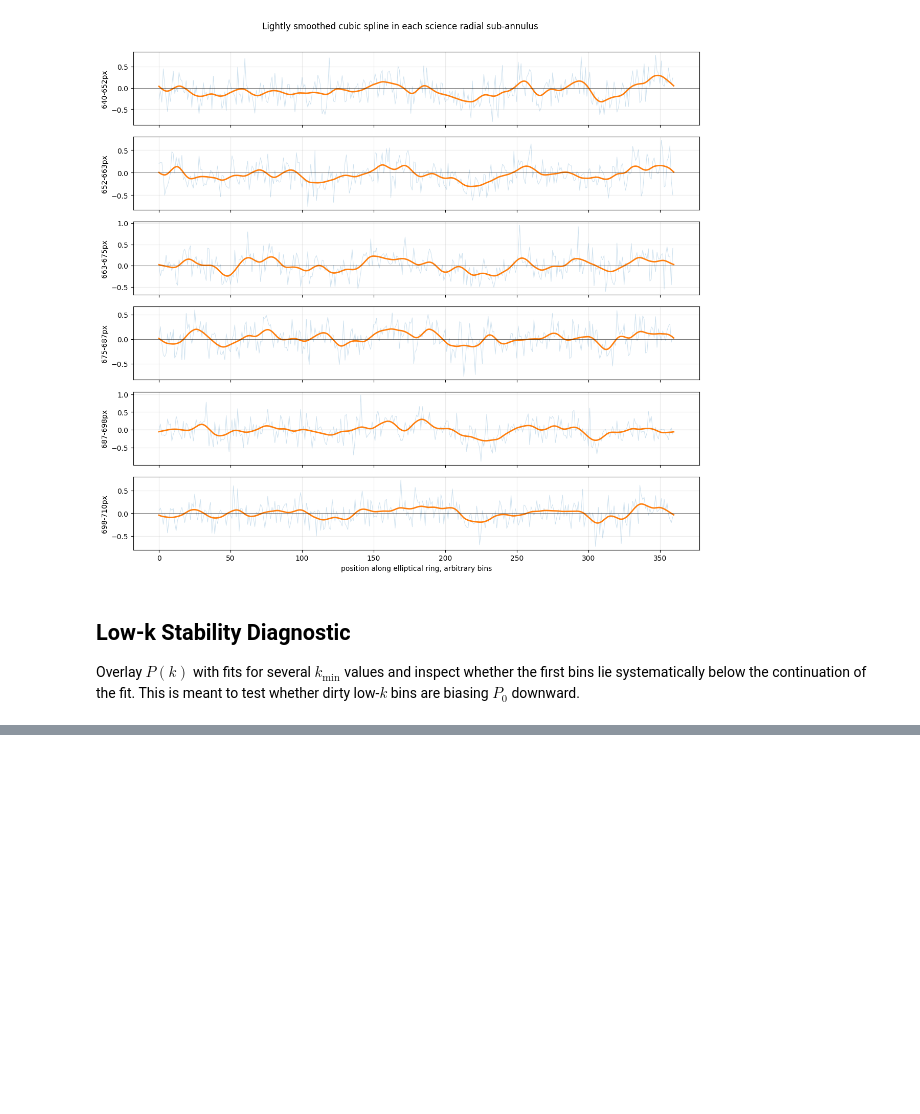
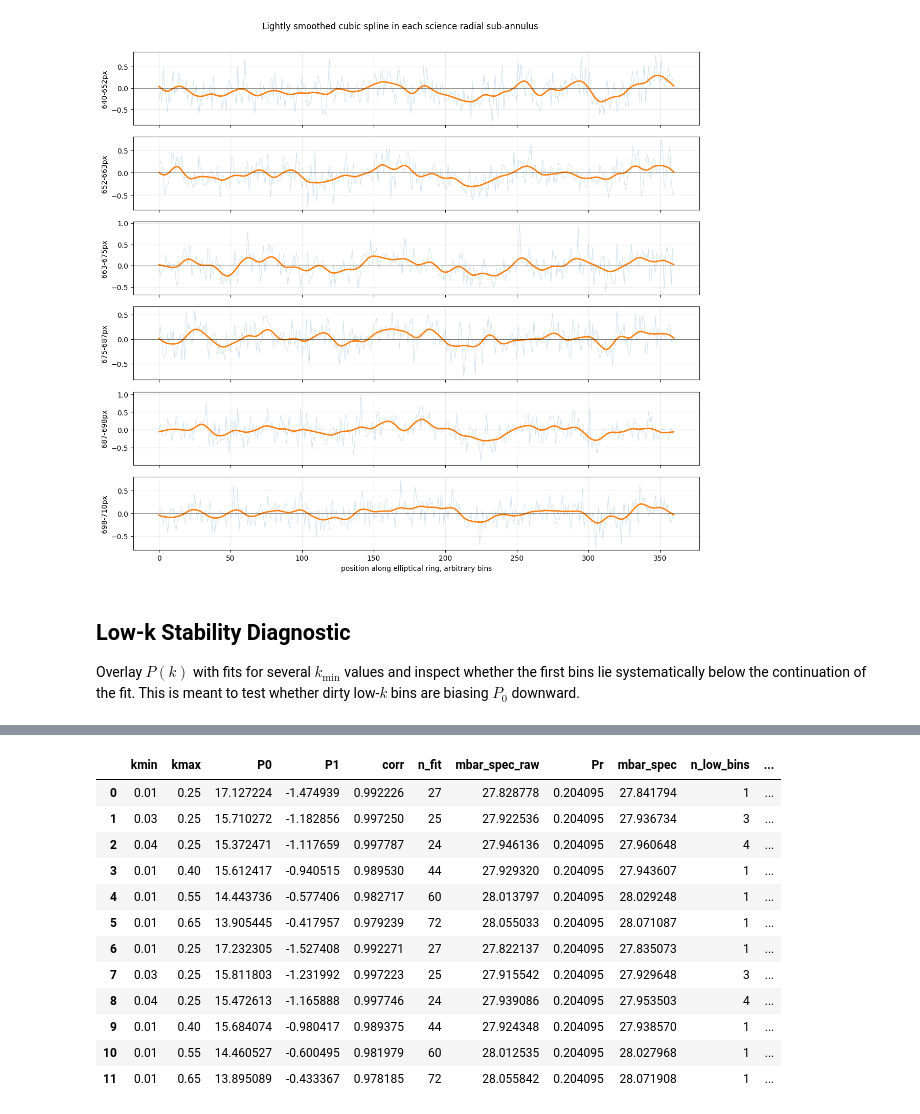
Before and after one commit to Saharochekl/course-work_4-SBF, a Jupyter notebook: code/sbf-1.ipynb, the cells around one changed output, grey strips where cells are left out. Saved outputs shown, nothing was run; the diff lists cells and outputs as text; code cells hidden in the pictures; blank space fills up the shorter version.

```diff
--- a/code/sbf-1.ipynb
+++ b/code/sbf-1.ipynb
@@ -6938,3 +6920,38 @@ display(df_pk_model_component)
 | 12 | 0.111871 | 2.859024 | 3.276981 | 3.779008 | -0.502027 | 4.041880 | 4.269496 | -0.227615 | ... |
 | 13 | 0.120821 | 2.619335 | 3.037292 | 3.564695 | -0.527403 | 3.802191 | 4.027367 | -0.225175 | ... |
 | 14 | 0.129771 | 2.569953 | 2.987910 | 3.311398 | -0.323488 | 3.752810 | 3.741194 | 0.011616 | ... |
+# %%
+print("preparing systematic-branch assets...")
+
+import importlib.util
+import sys
+from pathlib import Path
+
+helper_name = "notebook_systematics_branches"
+helper_candidates = [
+    Path.cwd() / f"{helper_name}.py",
+    Path.cwd() / "code" / f"{helper_name}.py",
+    Path.cwd().parent / "code" / f"{helper_name}.py",
+]
+helper_path = next((p.resolve() for p in helper_candidates if p.exists()), None)
+if helper_path is None:
+    raise RuntimeError(
+        "[SYS-PLAN] helper module not found. Tried: " + ", ".join(str(p) for p in helper_candidates)
+    )
+
+spec_helper = importlib.util.spec_from_file_location(helper_name, helper_path)
+if spec_helper is None or spec_helper.loader is None:
+    raise RuntimeError(f"[SYS-PLAN] cannot build import spec for helper: {helper_path}")
+
+module_helper = importlib.util.module_from_spec(spec_helper)
+sys.modules[helper_name] = module_helper
+spec_helper.loader.exec_module(module_helper)
+
+plot_systematic_kdiag = module_helper.plot_systematic_kdiag
+prepare_systematic_assets = module_helper.prepare_systematic_assets
+run_systematic_branch_suite = module_helper.run_systematic_branch_suite
+run_systematic_kdiag_suite = module_helper.run_systematic_kdiag_suite
+
+systematic_assets, df_systematic_plan = prepare_systematic_assets(globals())
+print(f"[SYS-PLAN] assets prepared = {len(systematic_assets)}")
+display(df_systematic_plan)
@@ -6940,0 +7030,10 @@ display(df_pk_model_component)
+# %%
+print("running systematic KDIAG branch suite...")
+
+systematic_kdiag_bundle = run_systematic_kdiag_suite(globals(), systematic_assets)
+df_systematic_kdiag_summary = systematic_kdiag_bundle["df_summary"]
+df_systematic_kdiag_lowbins = systematic_kdiag_bundle["df_lowbins"]
+
+print(f"[SYS-KDIAG] summary rows = {len(df_systematic_kdiag_summary)}")
+display(df_systematic_kdiag_summary)
+# %% [output]
@@ -6940,0 +7042,13 @@ display(df_pk_model_component)
+|  | kmin | kmax | P0 | P1 | corr | n_fit | mbar_spec_raw | Pr | mbar_spec | n_low_bins | ... |
+| 0 | 0.01 | 0.25 | 17.127224 | -1.474939 | 0.992226 | 27 | 27.828778 | 0.204095 | 27.841794 | 1 | ... |
+| 1 | 0.03 | 0.25 | 15.710272 | -1.182856 | 0.997250 | 25 | 27.922536 | 0.204095 | 27.936734 | 3 | ... |
+| 2 | 0.04 | 0.25 | 15.372471 | -1.117659 | 0.997787 | 24 | 27.946136 | 0.204095 | 27.960648 | 4 | ... |
+| 3 | 0.01 | 0.40 | 15.612417 | -0.940515 | 0.989530 | 44 | 27.929320 | 0.204095 | 27.943607 | 1 | ... |
+| 4 | 0.01 | 0.55 | 14.443736 | -0.577406 | 0.982717 | 60 | 28.013797 | 0.204095 | 28.029248 | 1 | ... |
+| 5 | 0.01 | 0.65 | 13.905445 | -0.417957 | 0.979239 | 72 | 28.055033 | 0.204095 | 28.071087 | 1 | ... |
+| 6 | 0.01 | 0.25 | 17.232305 | -1.527408 | 0.992271 | 27 | 27.822137 | 0.204095 | 27.835073 | 1 | ... |
+| 7 | 0.03 | 0.25 | 15.811803 | -1.231992 | 0.997223 | 25 | 27.915542 | 0.204095 | 27.929648 | 3 | ... |
+| 8 | 0.04 | 0.25 | 15.472613 | -1.165888 | 0.997746 | 24 | 27.939086 | 0.204095 | 27.953503 | 4 | ... |
+| 9 | 0.01 | 0.40 | 15.684074 | -0.980417 | 0.989375 | 44 | 27.924348 | 0.204095 | 27.938570 | 1 | ... |
+| 10 | 0.01 | 0.55 | 14.460527 | -0.600495 | 0.981979 | 60 | 28.012535 | 0.204095 | 28.027968 | 1 | ... |
+| 11 | 0.01 | 0.65 | 13.895089 | -0.433367 | 0.978185 | 72 | 28.055842 | 0.204095 | 28.071908 | 1 | ... |
```
Also changed, not shown: parts of 51 cells of this notebook, 6 other files.
